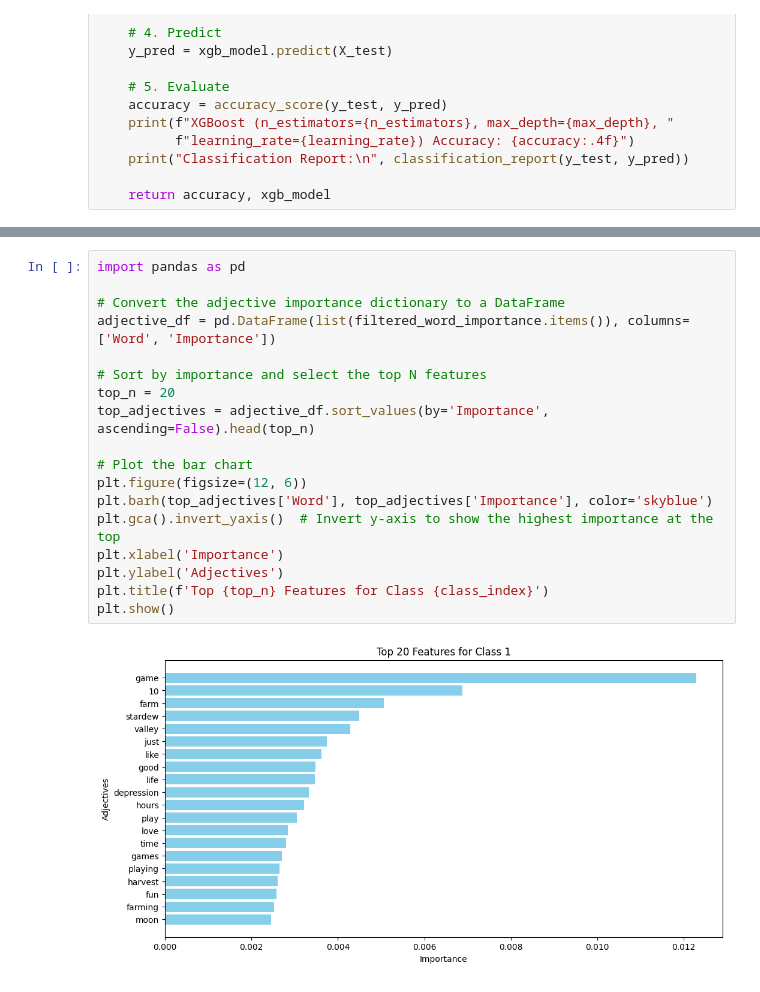
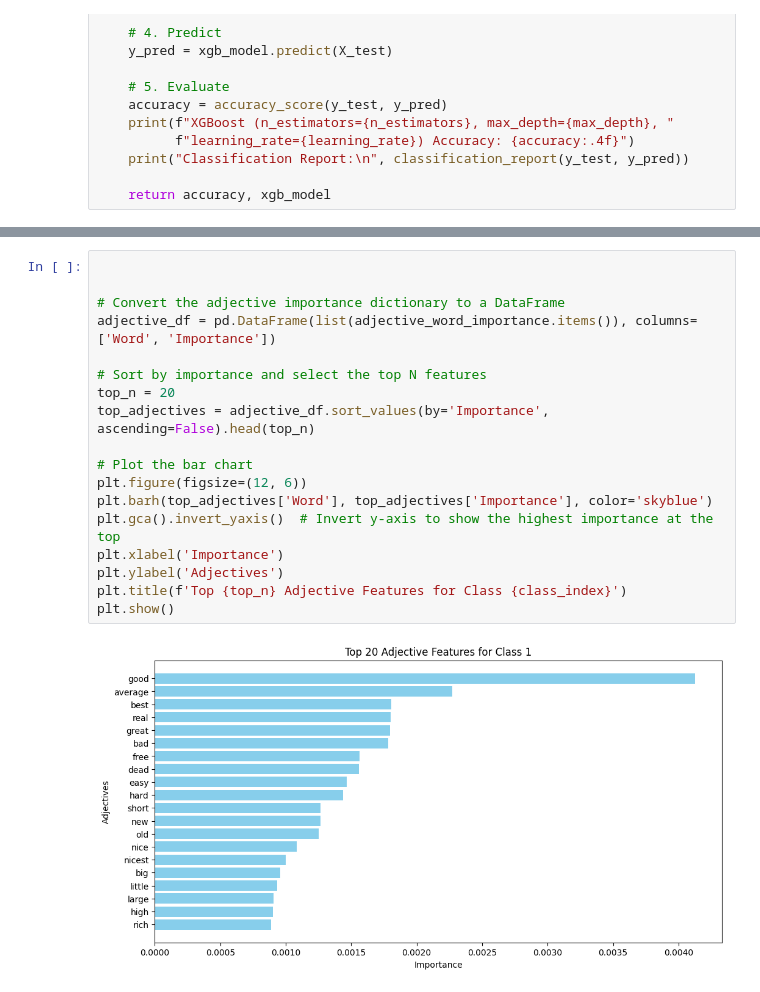
Before and after one commit to Jkwokhk/CS506, a Jupyter notebook: main.ipynb, the cells around one changed output, grey strips where cells are left out. Drawn from its saved outputs; the diff is of its cells as text.

```diff
--- a/main.ipynb
+++ b/main.ipynb
@@ -321,20 +408,20 @@ plt.show()
 # %%
-import pandas as pd
+
 
 # Convert the adjective importance dictionary to a DataFrame
-adjective_df = pd.DataFrame(list(filtered_word_importance.items()), columns=['Word', 'Importance'])
+adjective_df = pd.DataFrame(list(adjective_word_importance.items()), columns=['Word', 'Importance'])
 
 # Sort by importance and select the top N features
 top_n = 20
 top_adjectives = adjective_df.sort_values(by='Importance', ascending=False).head(top_n)
 
 # Plot the bar chart
 plt.figure(figsize=(12, 6))
 plt.barh(top_adjectives['Word'], top_adjectives['Importance'], color='skyblue')
 plt.gca().invert_yaxis()  # Invert y-axis to show the highest importance at the top
 plt.xlabel('Importance')
 plt.ylabel('Adjectives')
-plt.title(f'Top {top_n} Features for Class {class_index}')
+plt.title(f'Top {top_n} Adjective Features for Class {class_index}')
 plt.show()
 # %% [output]
-[figure, old version]
+[figure, new version]
```
Also changed, not shown: parts of 9 cells of this notebook.
